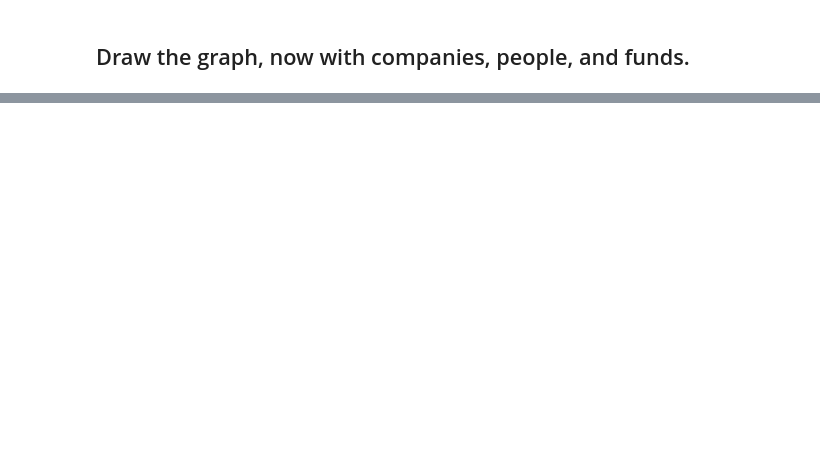
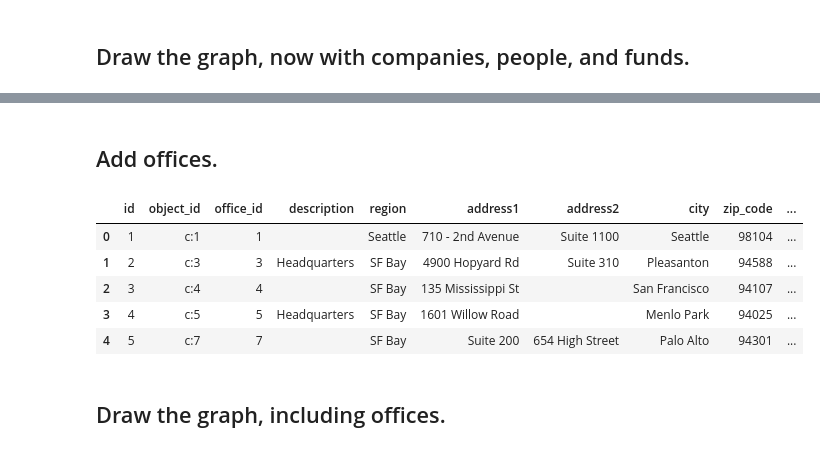
Before and after one commit to mattlevan/PredictingSuccess, a Jupyter notebook: PredictingSuccess.ipynb, the cells around one changed output, grey strips where cells are left out. Cells and saved outputs as stored; diff of their text form; code cells hidden in the pictures; blank space fills up the shorter version.

```diff
--- a/PredictingSuccess.ipynb
+++ b/PredictingSuccess.ipynb
@@ -183,3 +203,14 @@ options = {'Company': 'name', 'Person': 'name', 'Fund': 'name'}
 draw(objects, options, physics = True)
 # %% [output]
 [interactive output not drawn]
+# %% [markdown]
+## Add offices.
+# %%
+cb_offices.head()
+# %% [output]
+|  | id | object_id | office_id | description | region | address1 | address2 | city | zip_code | ... |
+| 0 | 1 | c:1 | 1 |  | Seattle | 710 - 2nd Avenue | Suite 1100 | Seattle | 98104 | ... |
+| 1 | 2 | c:3 | 3 | Headquarters | SF Bay | 4900 Hopyard Rd | Suite 310 | Pleasanton | 94588 | ... |
+| 2 | 3 | c:4 | 4 |  | SF Bay | 135 Mississippi St |  | San Francisco | 94107 | ... |
+| 3 | 4 | c:5 | 5 | Headquarters | SF Bay | 1601 Willow Road |  | Menlo Park | 94025 | ... |
+| 4 | 5 | c:7 | 7 |  | SF Bay | Suite 200 | 654 High Street | Palo Alto | 94301 | ... |
@@ -185,0 +243,2 @@ draw(objects, options, physics = True)
+# %% [markdown]
+## Draw the graph, including offices.
```
Also changed, not shown: parts of 14 cells of this notebook, 15 other files.
